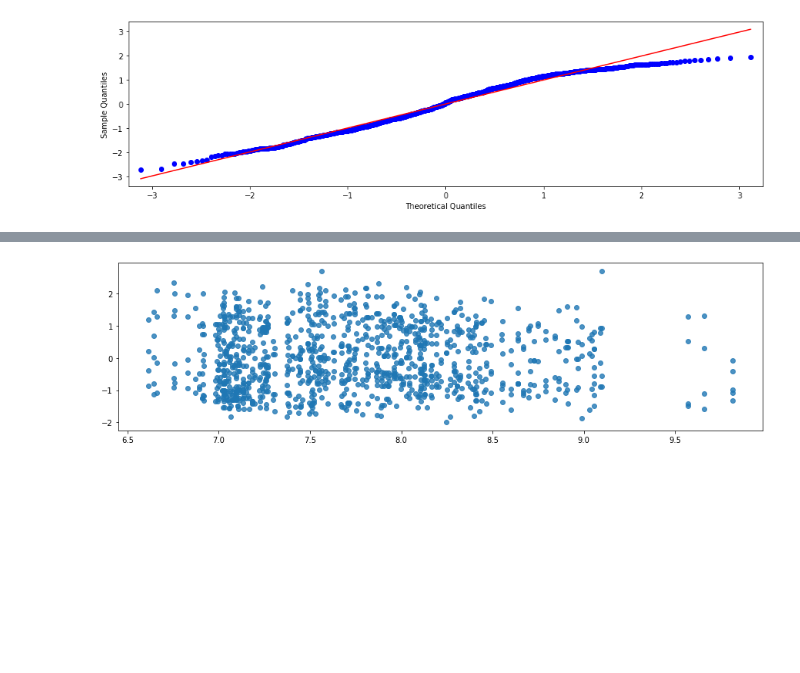
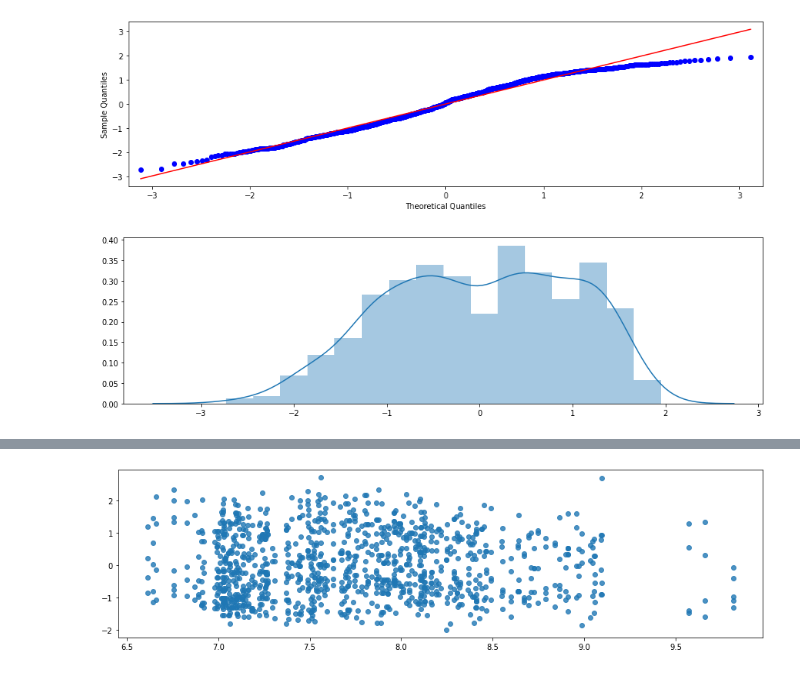
Before and after one commit to heatherholcomb/EffectsOfSpaceWeather, a Jupyter notebook: Practicum2_EffectsOfSpaceWeather_HHOLCOMB_v1.ipynb, the cells around one changed output, grey strips where cells are left out. Saved outputs shown, nothing was run; the diff lists cells and outputs as text; code cells hidden in the pictures; blank space fills up the shorter version.

```diff
--- a/Practicum2_EffectsOfSpaceWeather_HHOLCOMB_v1.ipynb
+++ b/Practicum2_EffectsOfSpaceWeather_HHOLCOMB_v1.ipynb
@@ -633,6 +646,12 @@ fig = statsmodels.graphics.gofplots.qqplot(resid, line='r')
 plt.show()
 # %% [output]
 [figure]
+# %%
+fig, ax = plt.subplots()
+ax = sns.distplot(resid_std)
+plt.show()
+# %% [output]
+[figure, added]
 # %%
 # Multiple Linear Regression
 multipleModel1 = smf.ols(formula = 'AverageWindSpeed ~ SumOfKps + SoloarRadioFlux + FluxQualifier + ObservedValueOfF10_7', data = dfFinal)
```
Also changed, not shown: parts of 56 cells of this notebook.
